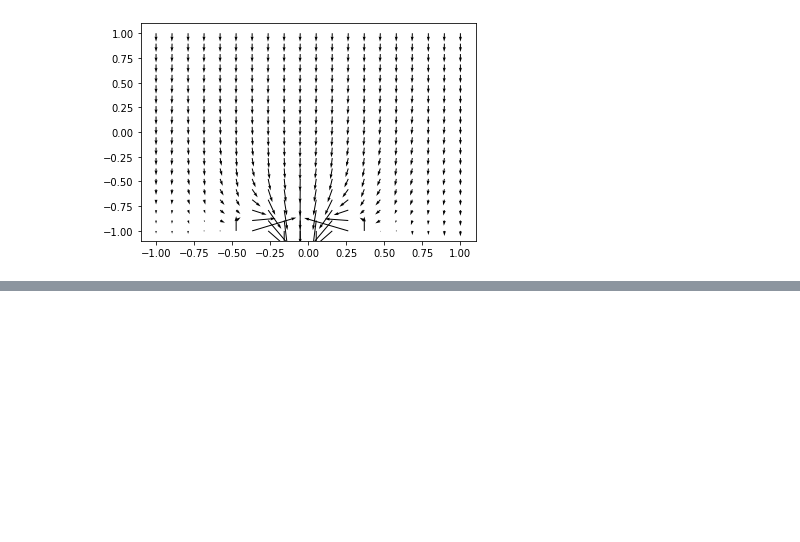
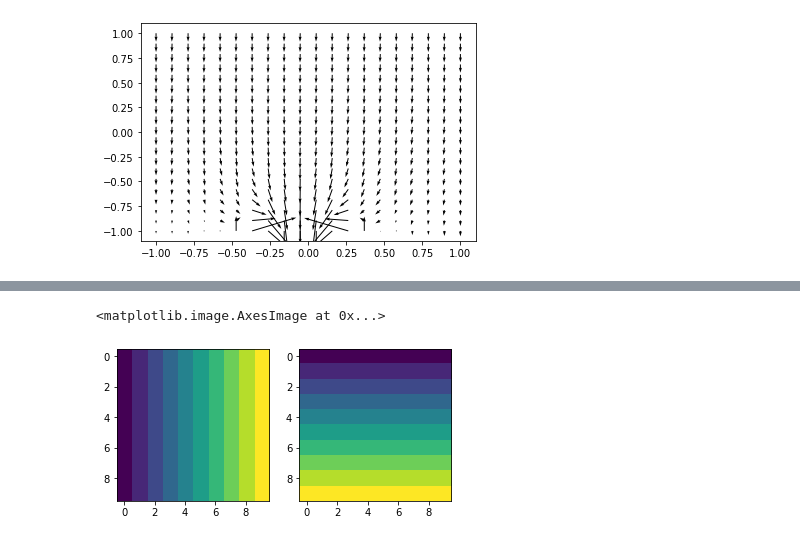
Before and after one commit to JustinBakerMath/homogenize, a Jupyter notebook: doc/grad_test.ipynb, the cells around one changed output, grey strips where cells are left out. Drawn from its saved outputs; the diff is of its cells as text; code cells hidden in the pictures; blank space fills up the shorter version.

```diff
--- a/doc/grad_test.ipynb
+++ b/doc/grad_test.ipynb
@@ -272,0 +338,8 @@ plt.quiver(xx,yy,fd.grad(u)[0],fd.grad(u)[1])
+# %%
+plt.subplot(121)
+plt.imshow(2*xx)
+plt.subplot(122)
+plt.imshow(2*yy)
+# %% [output]
+<matplotlib.image.AxesImage at 0x...>
+[figure, added]
```
Also changed, not shown: parts of 14 cells of this notebook, 7 other files.
